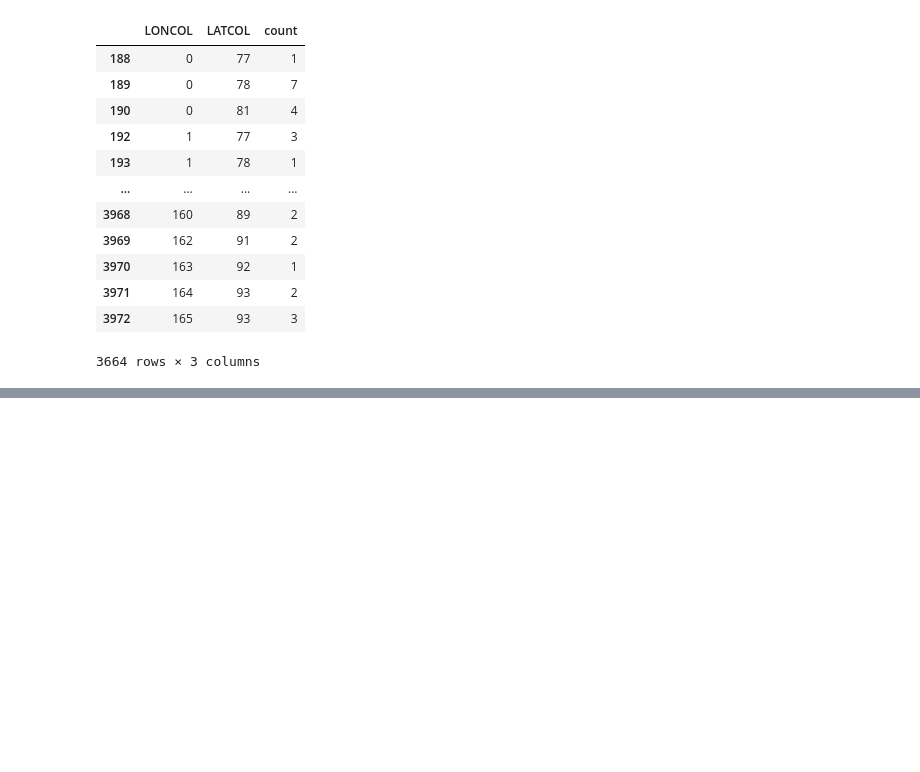
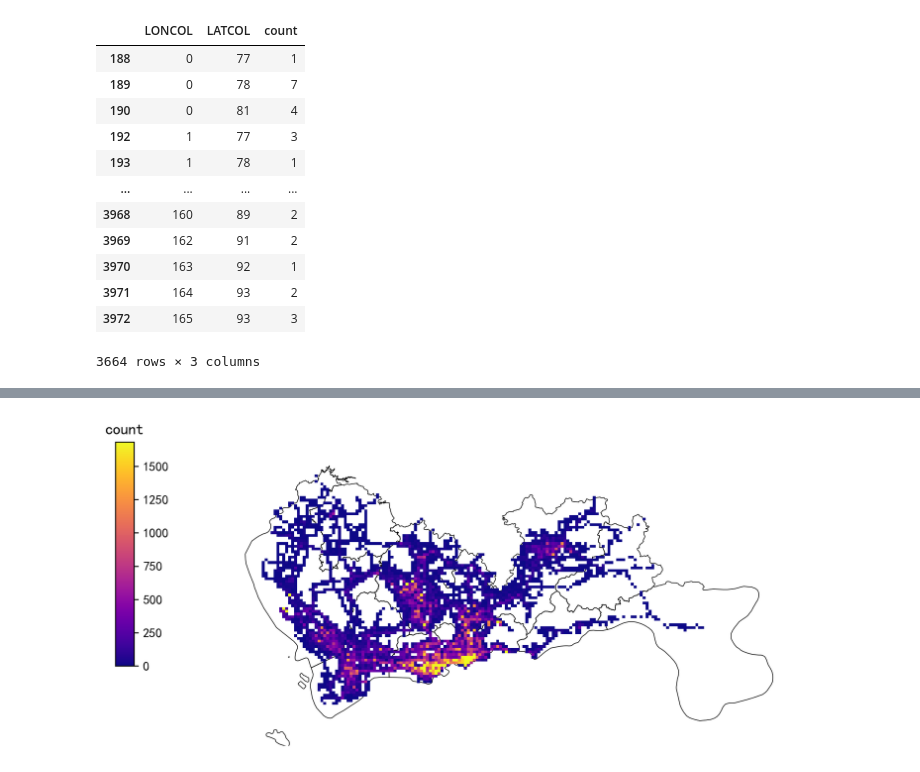
Before and after one commit to raingrain/evaluation-and-analysis-of-gps-data-for-taxi-in-shenzhen, a Jupyter notebook: src/main.ipynb, the cells around one changed output, grey strips where cells are left out. Saved outputs shown, nothing was run; the diff lists cells and outputs as text; code cells hidden in the pictures; blank space fills up the shorter version.

```diff
--- a/src/main.ipynb
+++ b/src/main.ipynb
@@ -343,0 +367,6 @@ data_distribution
+# %%
+# 将栅格数据与统计数据进行表连接，在栅格数据上加上数据量
+grid_count = pd.merge(grid_sz, data_distribution, on=['LONCOL', 'LATCOL'])
+# 保存数据
+grid_count.to_file(r'./assets/data/grid_count.json', driver='GeoJSON')
+grid_count
@@ -343,0 +393,28 @@ data_distribution
+# %%
+# 绘制
+fig = plt.figure(1, (10, 8), dpi=250)
+ax = plt.subplot(111)
+# 绘制行政区划的边界
+sz.plot(ax=ax, edgecolor=(0, 0, 0, 1), facecolor=(0, 0, 0, 0), linewidths=0.5)
+# 设置colormap与colorbar
+# 设置99%分位数为colorbar最大值
+vmax = grid_count['count'].quantile(0.99)
+# 换一种内置颜色
+cmapname = 'plasma'
+cmap = matplotlib.colormaps.get_cmap(cmapname)
+# 创建colorbar的纸，命名为cax
+cax = plt.axes([0.08, 0.4, 0.02, 0.3])
+# 此时因为创建了新的纸，plt移动到了cax这张纸上，设定colorbar的标题
+plt.title('count')
+# plt移动回ax这张纸上
+plt.sca(ax)
+# 绘制栅格
+grid_count.plot(ax=ax, column='count', linewidth=0,
+                vmin=0, vmax=vmax, cmap=cmap,
+                legend=True, cax=cax)
+plt.axis('off')
+plt.xlim(113.6, 114.8)
+plt.ylim(22.4, 22.9)
+plt.show()
+# %% [output]
+[figure, added]
```
Also changed, not shown: parts of 9 cells of this notebook, 1 other file.
